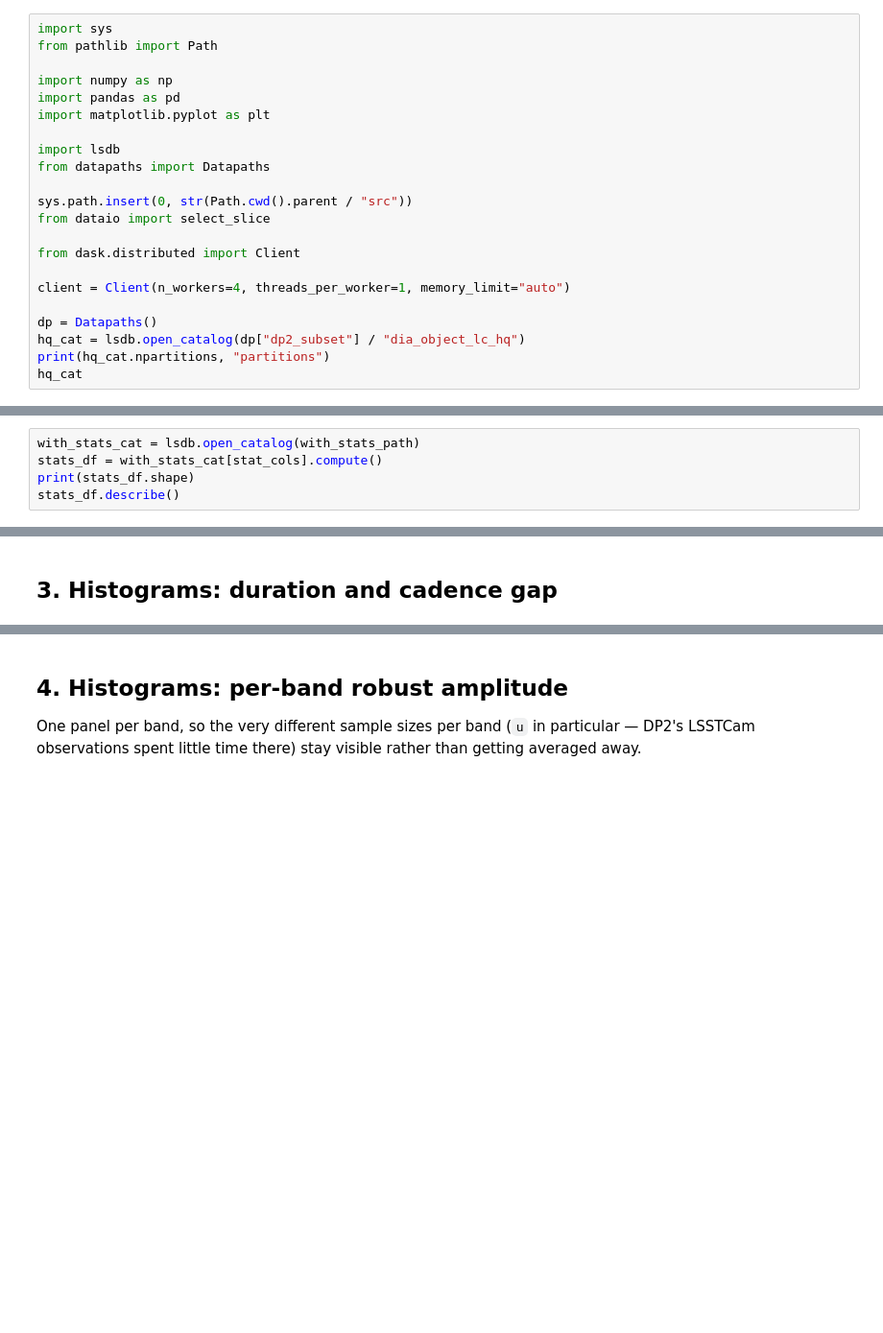
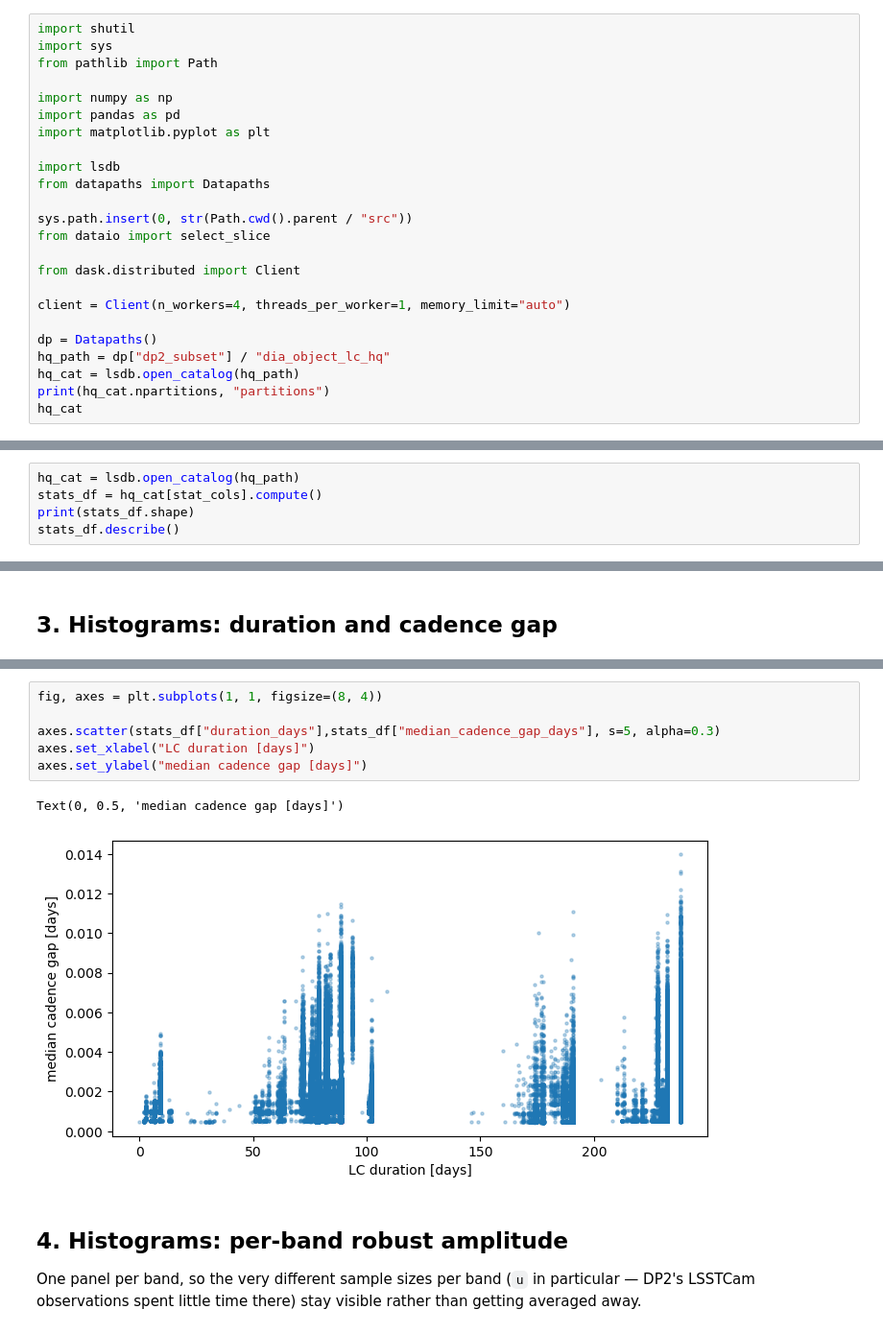
Before and after one commit to ShrRa/dp2_trieste_hands_on, a Jupyter notebook: notebooks/02_lc_histograms.ipynb, the cells around one changed output, grey strips where cells are left out. Shown at 96% size. Drawn from its saved outputs; the diff is of its cells as text; blank space fills up the shorter version.

```diff
--- a/notebooks/02_lc_histograms.ipynb
+++ b/notebooks/02_lc_histograms.ipynb
@@ -20,6 +20,7 @@ detected transients need an actual transient-detection criterion first, which be
 the type-specific search work in the spec's "Specific types search" section, not a
 general-purpose histogram notebook.
 # %%
+import shutil
 import sys
 from pathlib import Path
 
@@ -38,6 +39,7 @@ from dask.distributed import Client
 client = Client(n_workers=4, threads_per_worker=1, memory_limit="auto")
 
 dp = Datapaths()
-hq_cat = lsdb.open_catalog(dp["dp2_subset"] / "dia_object_lc_hq")
+hq_path = dp["dp2_subset"] / "dia_object_lc_hq"
+hq_cat = lsdb.open_catalog(hq_path)
 print(hq_cat.npartitions, "partitions")
 hq_cat
@@ -264,5 +267,5 @@ light curves.
 # %%
-with_stats_cat = lsdb.open_catalog(with_stats_path)
-stats_df = with_stats_cat[stat_cols].compute()
+hq_cat = lsdb.open_catalog(hq_path)
+stats_df = hq_cat[stat_cols].compute()
 print(stats_df.shape)
 stats_df.describe()
@@ -288,3 +291,12 @@ fig.tight_layout()
+# %%
+fig, axes = plt.subplots(1, 1, figsize=(8, 4))
+
+axes.scatter(stats_df["duration_days"],stats_df["median_cadence_gap_days"], s=5, alpha=0.3)
+axes.set_xlabel("LC duration [days]")
+axes.set_ylabel("median cadence gap [days]")
+# %% [output]
+Text(0, 0.5, 'median cadence gap [days]')
+[figure, added]
 # %% [markdown]
 ## 4. Histograms: per-band robust amplitude
 
```
Also changed, not shown: parts of 10 cells of this notebook, 5 other files.
